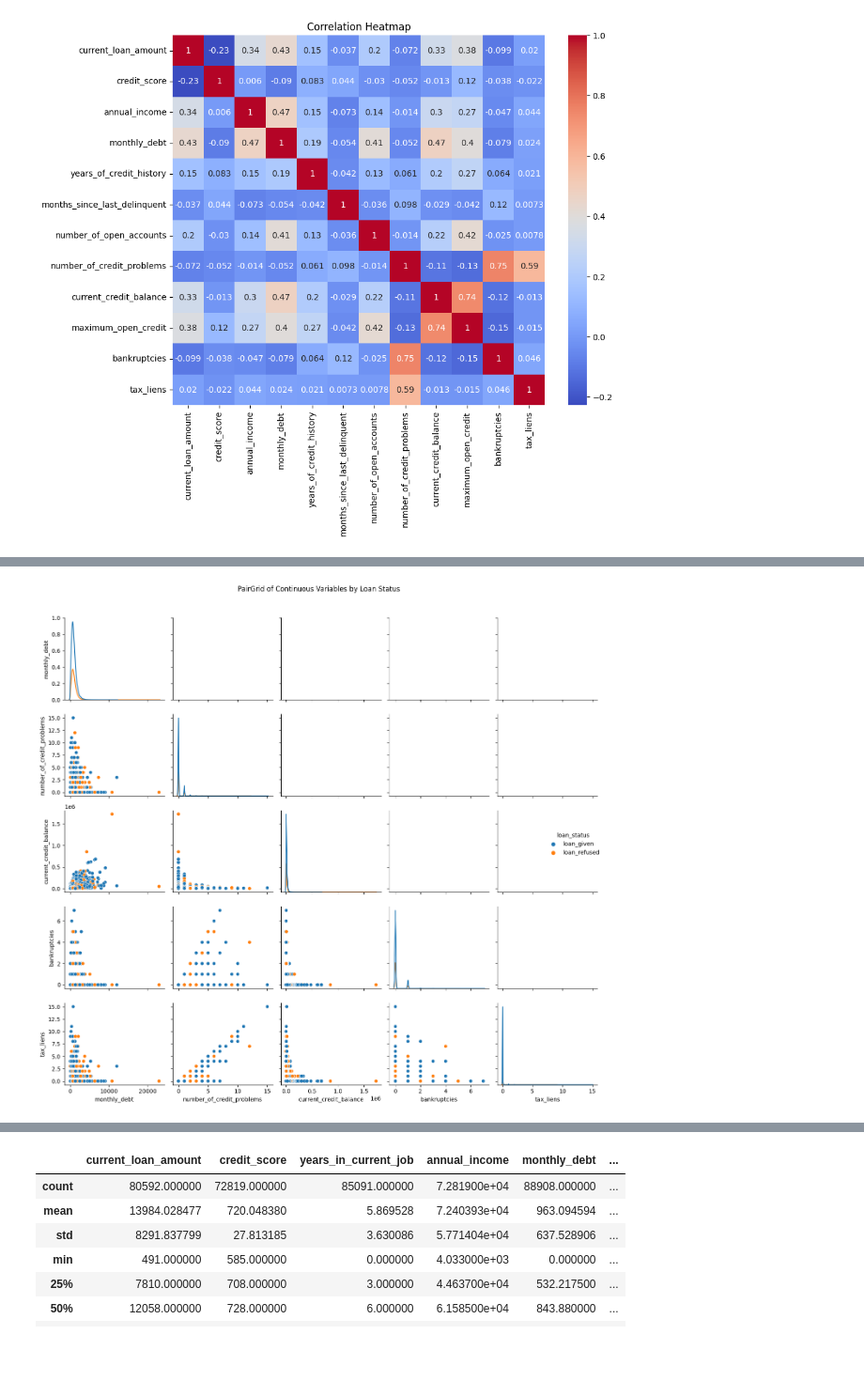
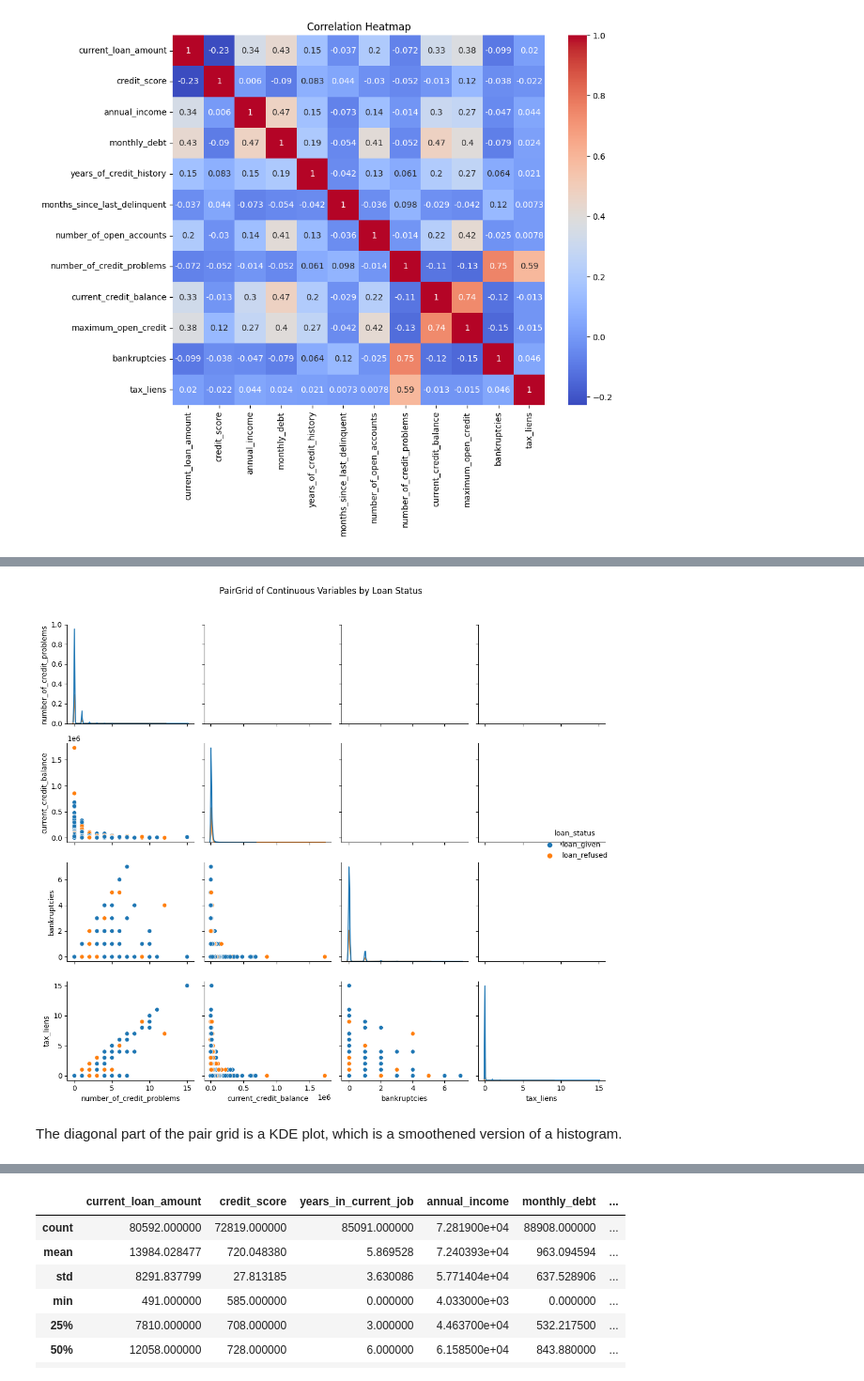
Before and after one commit to nugroho1234/loan-classification-h20-xgboost, a Jupyter notebook: Loan Classification Notebook.ipynb, the cells around one changed output, grey strips where cells are left out. Shown at 94% size. Cells and saved outputs as stored; diff of their text form; code cells hidden in the pictures; blank space fills up the shorter version.

Commit message:
EDA Update
Updated EDA to examine categorical variables then continuous variables and their relationship with loan_status

```diff
--- a/Loan Classification Notebook.ipynb
+++ b/Loan Classification Notebook.ipynb
@@ -990,16 +935,18 @@ plt.show();
 # %%
-continuous_vars = ['monthly_debt','number_of_credit_problems', 'current_credit_balance', 'bankruptcies', 'tax_liens']
+continuous_vars = ['number_of_credit_problems', 'current_credit_balance', 'bankruptcies', 'tax_liens']
 
 # Create a pair grid with loan_status as hue
 g = sns.PairGrid(df_agg, vars=continuous_vars, hue='loan_status', diag_sharey=False)
 g.map_lower(sns.scatterplot)
 g.map_diag(sns.kdeplot)
 g.add_legend()
 plt.suptitle("PairGrid of Continuous Variables by Loan Status", y=1.02)
 plt.tight_layout()
 plt.show();
 # %% [output]
-[figure, old version]
+[figure, new version]
+# %% [markdown]
+The diagonal part of the pair grid is a KDE plot, which is a smoothened version of a histogram.
 # %%
 df.info()
 # %% [output]
```
Also changed, not shown: parts of 42 cells of this notebook.
